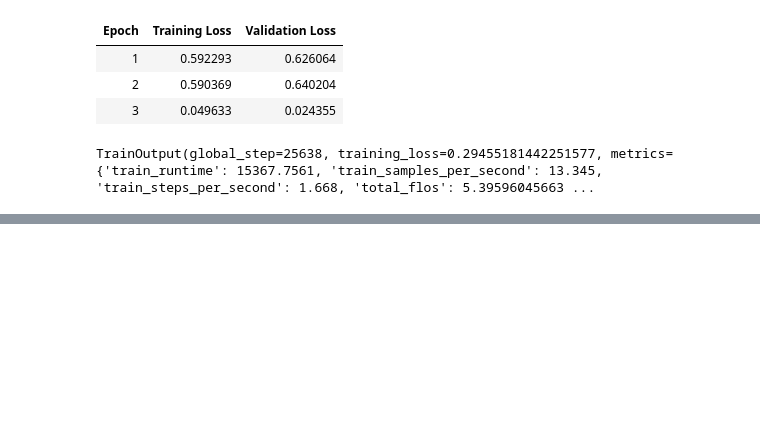
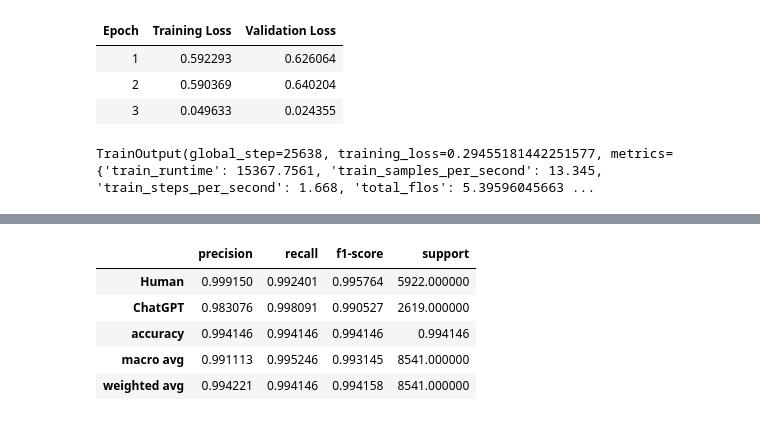
Before and after one commit to Lennart-Martens/Explaining-Uncanny-Text, a Jupyter notebook: roBERTa_training.ipynb, the cells around one changed output, grey strips where cells are left out. Saved outputs shown, nothing was run; the diff lists cells and outputs as text; code cells hidden in the pictures; blank space fills up the shorter version.

```diff
--- a/roBERTa_training.ipynb
+++ b/roBERTa_training.ipynb
@@ -179,0 +179,14 @@ plt.show()
+# %%
+# Full classification report
+report_dict = classification_report(y_true, y_pred, output_dict=True)
+report_df = pd.DataFrame(report_dict).transpose()
+report_df = report_df.rename(index={"0": 'Human', "1": 'ChatGPT'})
+
+report_df
+# %% [output]
+|  | precision | recall | f1-score | support |
+| Human | 0.999150 | 0.992401 | 0.995764 | 5922.000000 |
+| ChatGPT | 0.983076 | 0.998091 | 0.990527 | 2619.000000 |
+| accuracy | 0.994146 | 0.994146 | 0.994146 | 0.994146 |
+| macro avg | 0.991113 | 0.995246 | 0.993145 | 8541.000000 |
+| weighted avg | 0.994221 | 0.994146 | 0.994158 | 8541.000000 |
```
Also changed, not shown: parts of 19 cells of this notebook.
